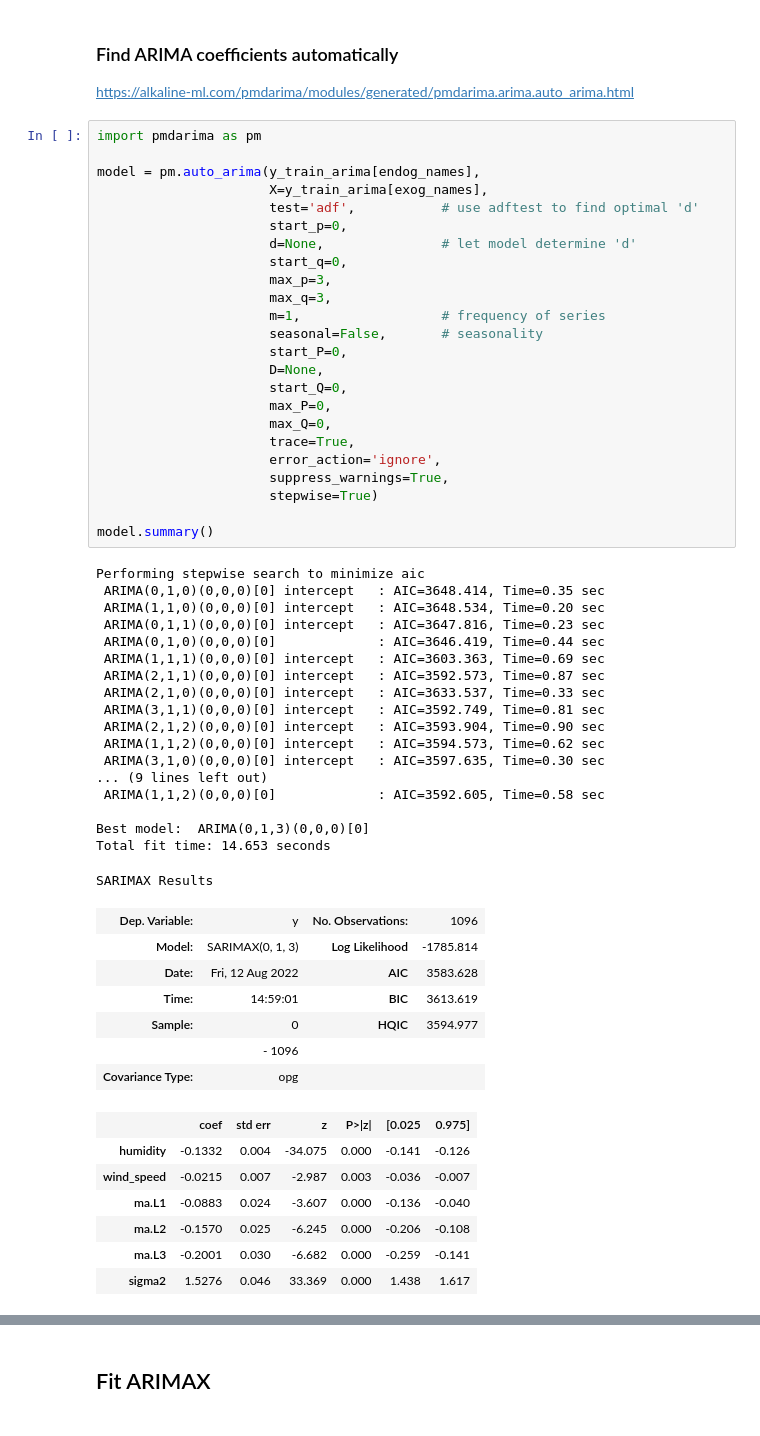
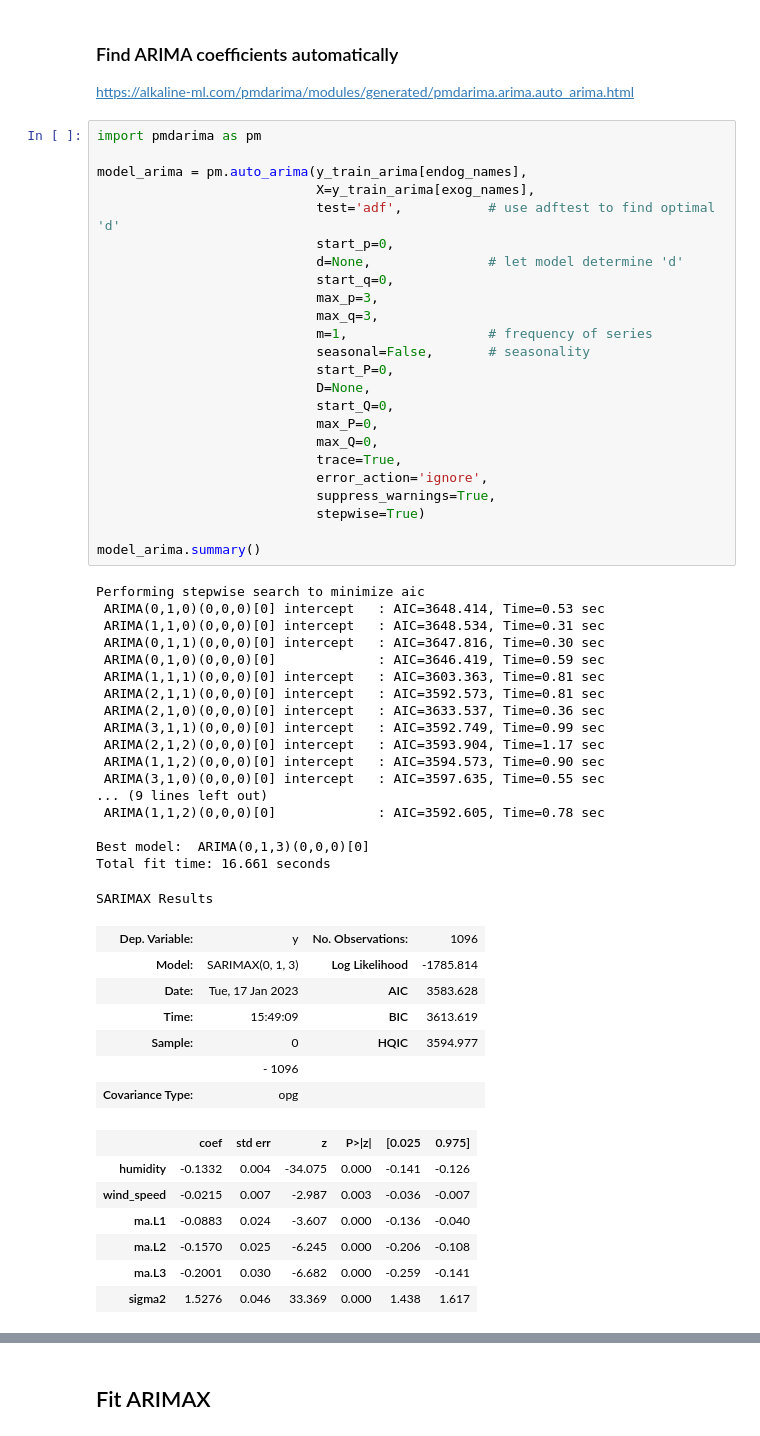
Before and after one commit to clemtarge/clemtarge, a Jupyter notebook: timeseries.ipynb, the cells around one changed output, grey strips where cells are left out. Drawn from its saved outputs; the diff is of its cells as text.

```diff
--- a/timeseries.ipynb
+++ b/timeseries.ipynb
@@ -294,50 +295,50 @@ https://alkaline-ml.com/pmdarima/modules/generated/pmdarima.arima.auto_arima.htm
 # %%
 import pmdarima as pm
 
-model = pm.auto_arima(y_train_arima[endog_names],
-                      X=y_train_arima[exog_names],
-                      test='adf',           # use adftest to find optimal 'd'
-                      start_p=0,
-                      d=None,               # let model determine 'd'
-                      start_q=0,
-                      max_p=3,
-                      max_q=3,
-                      m=1,                  # frequency of series
-                      seasonal=False,       # seasonality
-                      start_P=0,
-                      D=None,
-                      start_Q=0,
-                      max_P=0,
-                      max_Q=0,
-                      trace=True,
-                      error_action='ignore',
-                      suppress_warnings=True,
-                      stepwise=True)
+model_arima = pm.auto_arima(y_train_arima[endog_names],
+                            X=y_train_arima[exog_names],
+                            test='adf',           # use adftest to find optimal 'd'
+                            start_p=0,
+                            d=None,               # let model determine 'd'
+                            start_q=0,
+                            max_p=3,
+                            max_q=3,
+                            m=1,                  # frequency of series
+                            seasonal=False,       # seasonality
+                            start_P=0,
+                            D=None,
+                            start_Q=0,
+                            max_P=0,
+                            max_Q=0,
+                            trace=True,
+                            error_action='ignore',
+                            suppress_warnings=True,
+                            stepwise=True)
 
-model.summary()
+model_arima.summary()
 # %% [output]
 Performing stepwise search to minimize aic
- ARIMA(0,1,0)(0,0,0)[0] intercept   : AIC=3648.414, Time=0.35 sec
- ARIMA(1,1,0)(0,0,0)[0] intercept   : AIC=3648.534, Time=0.20 sec
- ARIMA(0,1,1)(0,0,0)[0] intercept   : AIC=3647.816, Time=0.23 sec
- ARIMA(0,1,0)(0,0,0)[0]             : AIC=3646.419, Time=0.44 sec
- ARIMA(1,1,1)(0,0,0)[0] intercept   : AIC=3603.363, Time=0.69 sec
- ARIMA(2,1,1)(0,0,0)[0] intercept   : AIC=3592.573, Time=0.87 sec
- ARIMA(2,1,0)(0,0,0)[0] intercept   : AIC=3633.537, Time=0.33 sec
- ARIMA(3,1,1)(0,0,0)[0] intercept   : AIC=3592.749, Time=0.81 sec
- ARIMA(2,1,2)(0,0,0)[0] intercept   : AIC=3593.904, Time=0.90 sec
- ARIMA(1,1,2)(0,0,0)[0] intercept   : AIC=3594.573, Time=0.62 sec
- ARIMA(3,1,0)(0,0,0)[0] intercept   : AIC=3597.635, Time=0.30 sec
+ ARIMA(0,1,0)(0,0,0)[0] intercept   : AIC=3648.414, Time=0.53 sec
+ ARIMA(1,1,0)(0,0,0)[0] intercept   : AIC=3648.534, Time=0.31 sec
+ ARIMA(0,1,1)(0,0,0)[0] intercept   : AIC=3647.816, Time=0.30 sec
+ ARIMA(0,1,0)(0,0,0)[0]             : AIC=3646.419, Time=0.59 sec
+ ARIMA(1,1,1)(0,0,0)[0] intercept   : AIC=3603.363, Time=0.81 sec
+ ARIMA(2,1,1)(0,0,0)[0] intercept   : AIC=3592.573, Time=0.81 sec
+ ARIMA(2,1,0)(0,0,0)[0] intercept   : AIC=3633.537, Time=0.36 sec
+ ARIMA(3,1,1)(0,0,0)[0] intercept   : AIC=3592.749, Time=0.99 sec
+ ARIMA(2,1,2)(0,0,0)[0] intercept   : AIC=3593.904, Time=1.17 sec
+ ARIMA(1,1,2)(0,0,0)[0] intercept   : AIC=3594.573, Time=0.90 sec
+ ARIMA(3,1,0)(0,0,0)[0] intercept   : AIC=3597.635, Time=0.55 sec
 ... (9 lines left out)
- ARIMA(1,1,2)(0,0,0)[0]             : AIC=3592.605, Time=0.58 sec
+ ARIMA(1,1,2)(0,0,0)[0]             : AIC=3592.605, Time=0.78 sec
 
 Best model:  ARIMA(0,1,3)(0,0,0)[0]
-Total fit time: 14.653 seconds
+Total fit time: 16.661 seconds
 SARIMAX Results
 | Dep. Variable: | y | No. Observations: | 1096 |
 | Model: | SARIMAX(0, 1, 3) | Log Likelihood | -1785.814 |
-| Date: | Fri, 12 Aug 2022 | AIC | 3583.628 |
-| Time: | 14:59:01 | BIC | 3613.619 |
+| Date: | Tue, 17 Jan 2023 | AIC | 3583.628 |
+| Time: | 15:49:09 | BIC | 3613.619 |
 | Sample: | 0 | HQIC | 3594.977 |
 |  | - 1096 |  |  |
 | Covariance Type: | opg |  |  |
```
Also changed, not shown: parts of 12 cells of this notebook.
